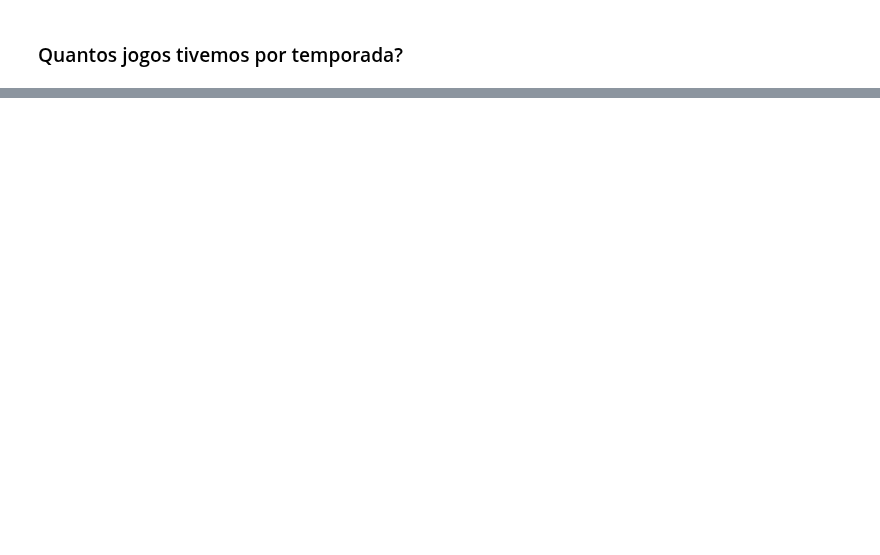
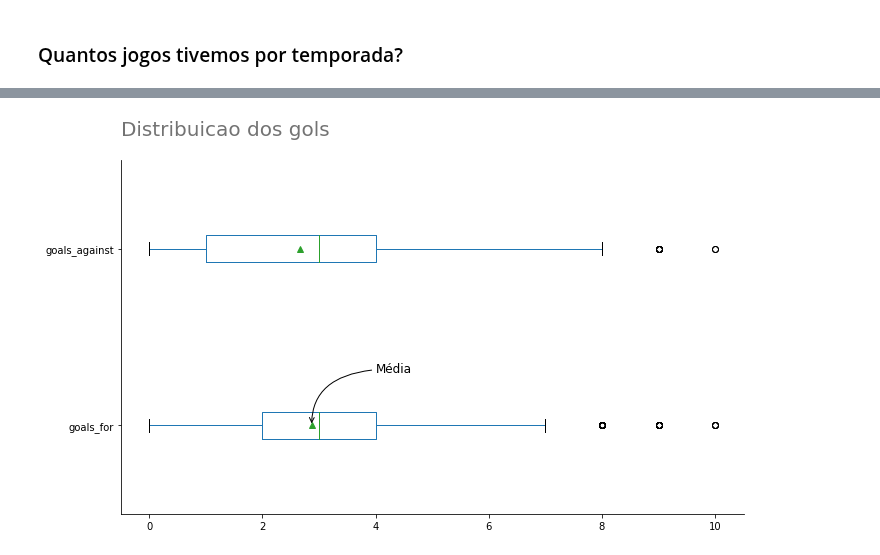
Before and after one commit to DanOakStats/NHL, a Jupyter notebook: eda_data.ipynb, the cells around one changed output, grey strips where cells are left out. Cells and saved outputs as stored; diff of their text form; code cells hidden in the pictures; blank space fills up the shorter version.

```diff
--- a/eda_data.ipynb
+++ b/eda_data.ipynb
@@ -344,0 +400,18 @@ Name: season, dtype: int64
+# %%
+# box plot gols
+distrib_goals = nhl_eda[nhl_eda["HoA"]=="home"][['goals_for','goals_against']]
+
+# Gerando grafico
+fig, ax = plt.subplots(figsize=(10, 6))
+distrib_goals.plot(kind="box", vert=False, showmeans=True, ax=ax)
+ax.set_title("Distribuicao dos gols", fontsize=20, pad=25, loc="left", alpha=0.55)
+
+# estilizando imagem
+ax.spines['top'].set_visible(False)
+ax.spines['right'].set_visible(False)
+ax.annotate("Média",fontsize=12, xy=(2.87,1), xytext=(4,1.3),
+            arrowprops=dict(arrowstyle="->",
+                            connectionstyle="angle3,angleA=0,angleB=90"))
+plt.tight_layout()
+# %% [output]
+[figure, added]
```
Also changed, not shown: parts of 17 cells of this notebook.
